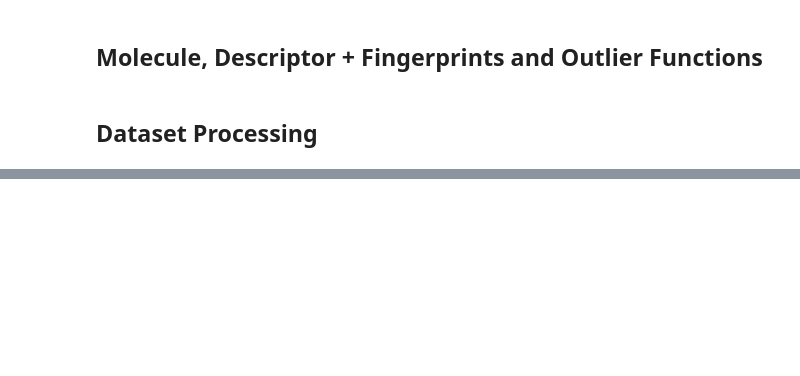
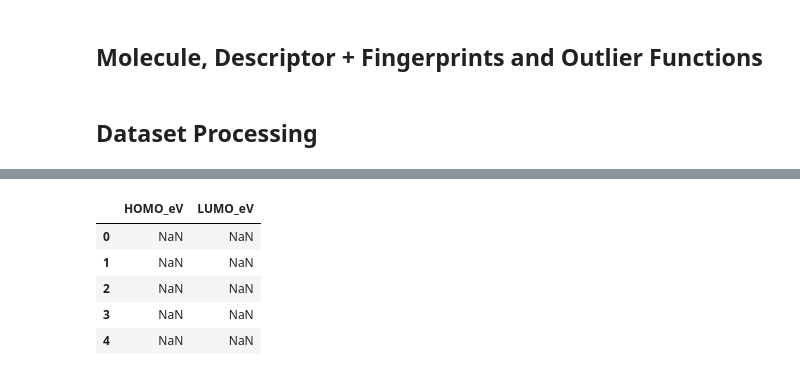
Before and after one commit to erikrogansky/ToxiPred, a Jupyter notebook: server-toxipred/app/dataset_preprocessing.ipynb, the cells around one changed output, grey strips where cells are left out. Saved outputs shown, nothing was run; the diff lists cells and outputs as text; code cells hidden in the pictures; blank space fills up the shorter version.

Commit message:
UPDATE: processed datasets

```diff
--- a/server-toxipred/app/dataset_preprocessing.ipynb
+++ b/server-toxipred/app/dataset_preprocessing.ipynb
@@ -573,0 +526,12 @@ Name: proportion, dtype: float64
+# %%
+# Load the dataset.xlsx and check the HOMO_eV/LUMO_eV values
+
+df = pd.read_excel("new_datasets/in_vivo_corrosion_with_pka_homolumo_processed.xlsx")
+df[["HOMO_eV", "LUMO_eV"]].head()
+# %% [output]
+|  | HOMO_eV | LUMO_eV |
+| 0 | NaN | NaN |
+| 1 | NaN | NaN |
+| 2 | NaN | NaN |
+| 3 | NaN | NaN |
+| 4 | NaN | NaN |
```
Also changed, not shown: parts of 4 cells of this notebook.
